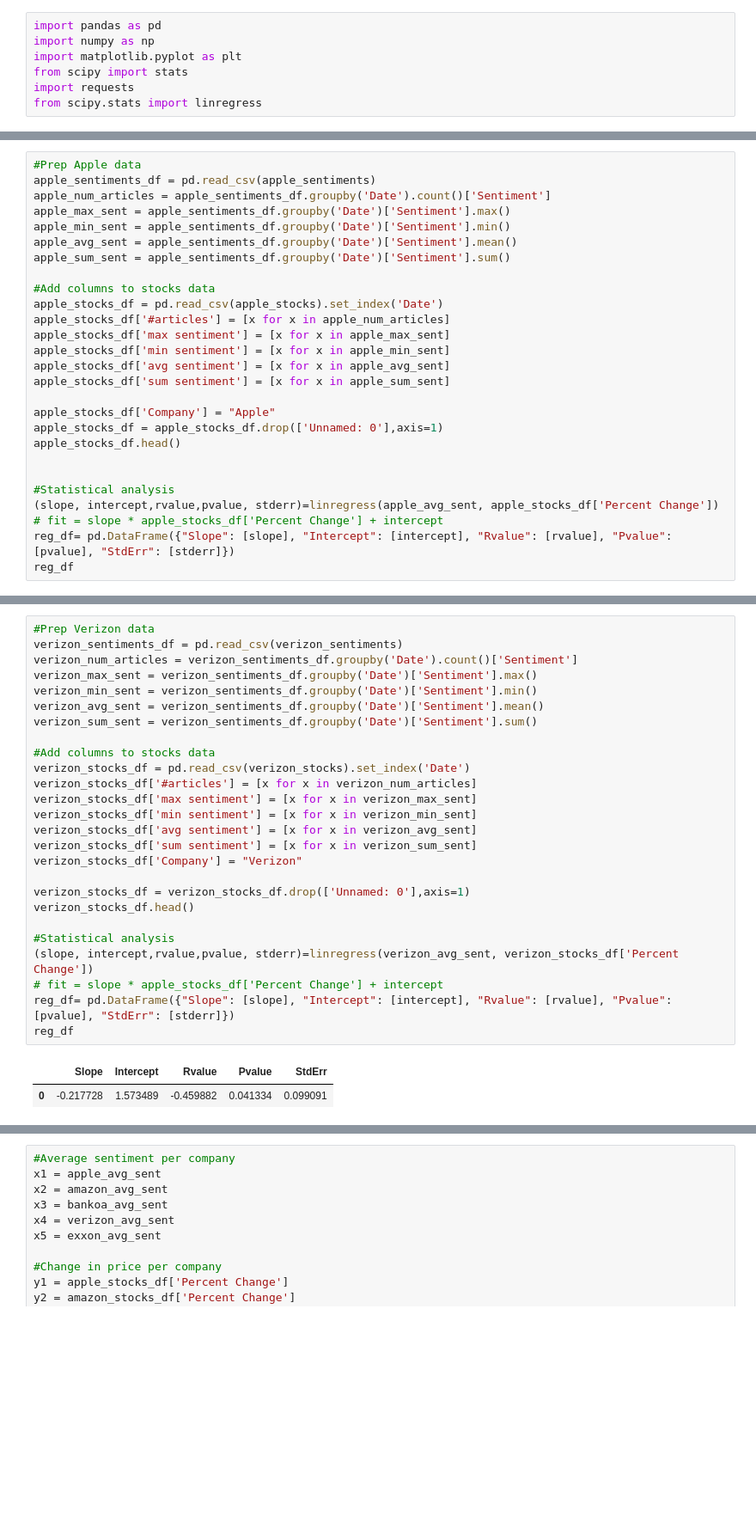
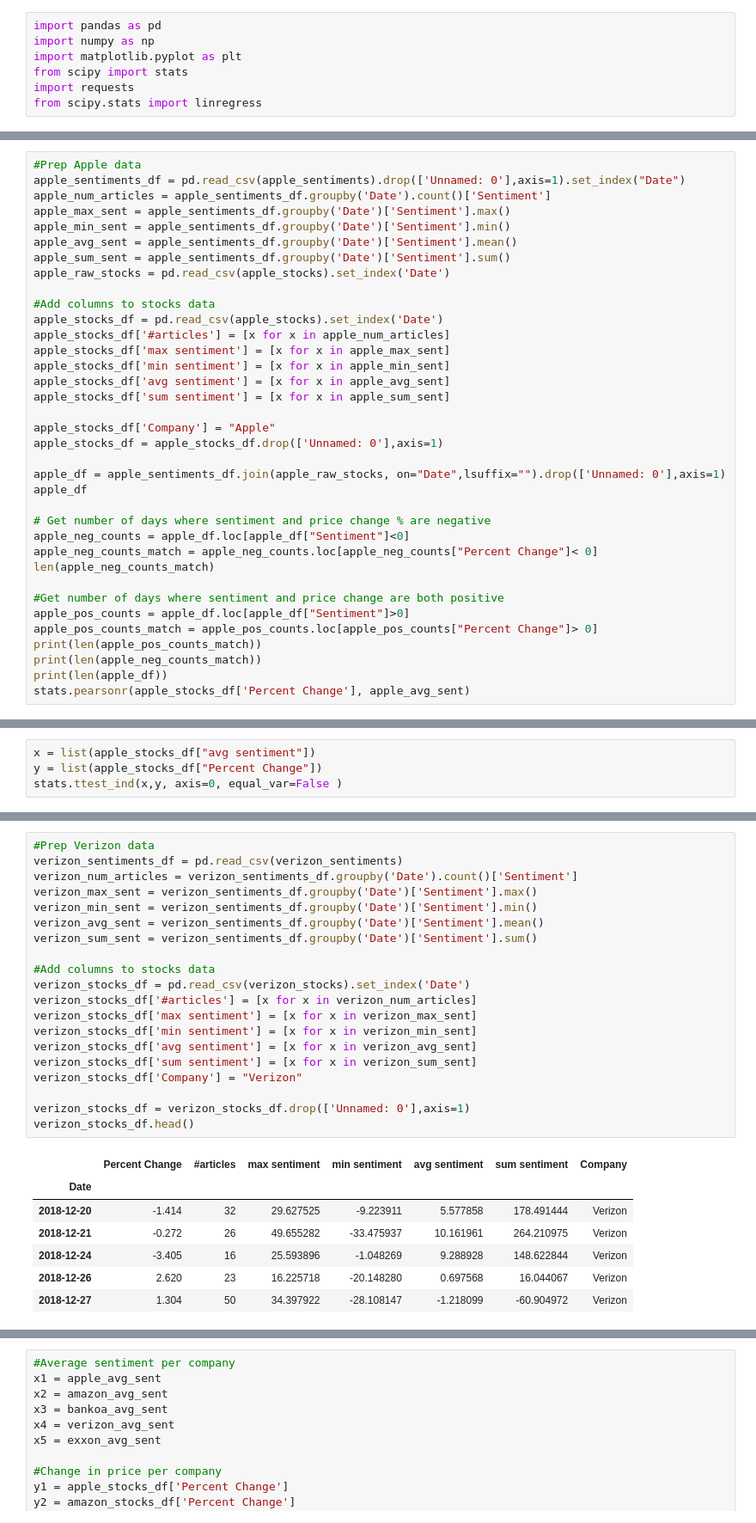
Before and after one commit to luwoldy/group_5_tbc, a Jupyter notebook: data_analysis.ipynb, the cells around one changed output, grey strips where cells are left out. Shown at 86% size. Saved outputs shown, nothing was run; the diff lists cells and outputs as text; blank space fills up the shorter version.

```diff
--- a/data_analysis.ipynb
+++ b/data_analysis.ipynb
@@ -31,12 +22,13 @@ verizon_sentiments = "Sentiments/verizon_final.csv"
 exxon_sentiments = "Sentiments/exxon_final.csv"
 # %%
 #Prep Apple data
-apple_sentiments_df = pd.read_csv(apple_sentiments)
+apple_sentiments_df = pd.read_csv(apple_sentiments).drop(['Unnamed: 0'],axis=1).set_index("Date")
 apple_num_articles = apple_sentiments_df.groupby('Date').count()['Sentiment']
 apple_max_sent = apple_sentiments_df.groupby('Date')['Sentiment'].max()
 apple_min_sent = apple_sentiments_df.groupby('Date')['Sentiment'].min()
 apple_avg_sent = apple_sentiments_df.groupby('Date')['Sentiment'].mean()
 apple_sum_sent = apple_sentiments_df.groupby('Date')['Sentiment'].sum()
+apple_raw_stocks = pd.read_csv(apple_stocks).set_index('Date')
 
 #Add columns to stocks data
 apple_stocks_df = pd.read_csv(apple_stocks).set_index('Date')
@@ -48,12 +40,20 @@ apple_stocks_df['sum sentiment'] = [x for x in apple_sum_sent]
 
 apple_stocks_df['Company'] = "Apple"
 apple_stocks_df = apple_stocks_df.drop(['Unnamed: 0'],axis=1)
-apple_stocks_df.head()
 
+apple_df = apple_sentiments_df.join(apple_raw_stocks, on="Date",lsuffix="").drop(['Unnamed: 0'],axis=1)
+apple_df
 
-#Statistical analysis
-(slope, intercept,rvalue,pvalue, stderr)=linregress(apple_avg_sent, apple_stocks_df['Percent Change'])
-# fit = slope * apple_stocks_df['Percent Change'] + intercept
-reg_df= pd.DataFrame({"Slope": [slope], "Intercept": [intercept], "Rvalue": [rvalue], "Pvalue": [pvalue], "StdErr": [stderr]})
-reg_df
+# Get number of days where sentiment and price change % are negative
+apple_neg_counts = apple_df.loc[apple_df["Sentiment"]<0]
+apple_neg_counts_match = apple_neg_counts.loc[apple_neg_counts["Percent Change"]< 0]
+len(apple_neg_counts_match)
+
+#Get number of days where sentiment and price change are both positive
+apple_pos_counts = apple_df.loc[apple_df["Sentiment"]>0]
+apple_pos_counts_match = apple_pos_counts.loc[apple_pos_counts["Percent Change"]> 0]
+print(len(apple_pos_counts_match))
+print(len(apple_neg_counts_match))
+print(len(apple_df))
+stats.pearsonr(apple_stocks_df['Percent Change'], apple_avg_sent)
 # %% [output]
@@ -61,0 +64,4 @@ reg_df
+# %%
+x = list(apple_stocks_df["avg sentiment"])
+y = list(apple_stocks_df["Percent Change"])
+stats.ttest_ind(x,y, axis=0, equal_var=False )
@@ -120,32 +121,31 @@ reg_df
 # %%
 #Prep Verizon data
 verizon_sentiments_df = pd.read_csv(verizon_sentiments)
 verizon_num_articles = verizon_sentiments_df.groupby('Date').count()['Sentiment']
 verizon_max_sent = verizon_sentiments_df.groupby('Date')['Sentiment'].max()
 verizon_min_sent = verizon_sentiments_df.groupby('Date')['Sentiment'].min()
 verizon_avg_sent = verizon_sentiments_df.groupby('Date')['Sentiment'].mean()
 verizon_sum_sent = verizon_sentiments_df.groupby('Date')['Sentiment'].sum()
 
 #Add columns to stocks data
 verizon_stocks_df = pd.read_csv(verizon_stocks).set_index('Date')
 verizon_stocks_df['#articles'] = [x for x in verizon_num_articles]
 verizon_stocks_df['max sentiment'] = [x for x in verizon_max_sent]
 verizon_stocks_df['min sentiment'] = [x for x in verizon_min_sent]
 verizon_stocks_df['avg sentiment'] = [x for x in verizon_avg_sent]
 verizon_stocks_df['sum sentiment'] = [x for x in verizon_sum_sent]
 verizon_stocks_df['Company'] = "Verizon"
 
 verizon_stocks_df = verizon_stocks_df.drop(['Unnamed: 0'],axis=1)
 verizon_stocks_df.head()
-
-#Statistical analysis
-(slope, intercept,rvalue,pvalue, stderr)=linregress(verizon_avg_sent, verizon_stocks_df['Percent Change'])
-# fit = slope * apple_stocks_df['Percent Change'] + intercept
-reg_df= pd.DataFrame({"Slope": [slope], "Intercept": [intercept], "Rvalue": [rvalue], "Pvalue": [pvalue], "StdErr": [stderr]})
-reg_df
 # %% [output]
-|  | Slope | Intercept | Rvalue | Pvalue | StdErr |
-| 0 | -0.217728 | 1.573489 | -0.459882 | 0.041334 | 0.099091 |
+|  | Percent Change | #articles | max sentiment | min sentiment | avg sentiment | sum sentiment | Company |
+| Date |  |  |  |  |  |  |  |
+| 2018-12-20 | -1.414 | 32 | 29.627525 | -9.223911 | 5.577858 | 178.491444 | Verizon |
+| 2018-12-21 | -0.272 | 26 | 49.655282 | -33.475937 | 10.161961 | 264.210975 | Verizon |
+| 2018-12-24 | -3.405 | 16 | 25.593896 | -1.048269 | 9.288928 | 148.622844 | Verizon |
+| 2018-12-26 | 2.620 | 23 | 16.225718 | -20.148280 | 0.697568 | 16.044067 | Verizon |
+| 2018-12-27 | 1.304 | 50 | 34.397922 | -28.108147 | -1.218099 | -60.904972 | Verizon |
 # %%
 #Prep Exxon data
 exxon_sentiments_df = pd.read_csv(exxon_sentiments)
```
Also changed, not shown: parts of 15 cells of this notebook, 29 other files.
